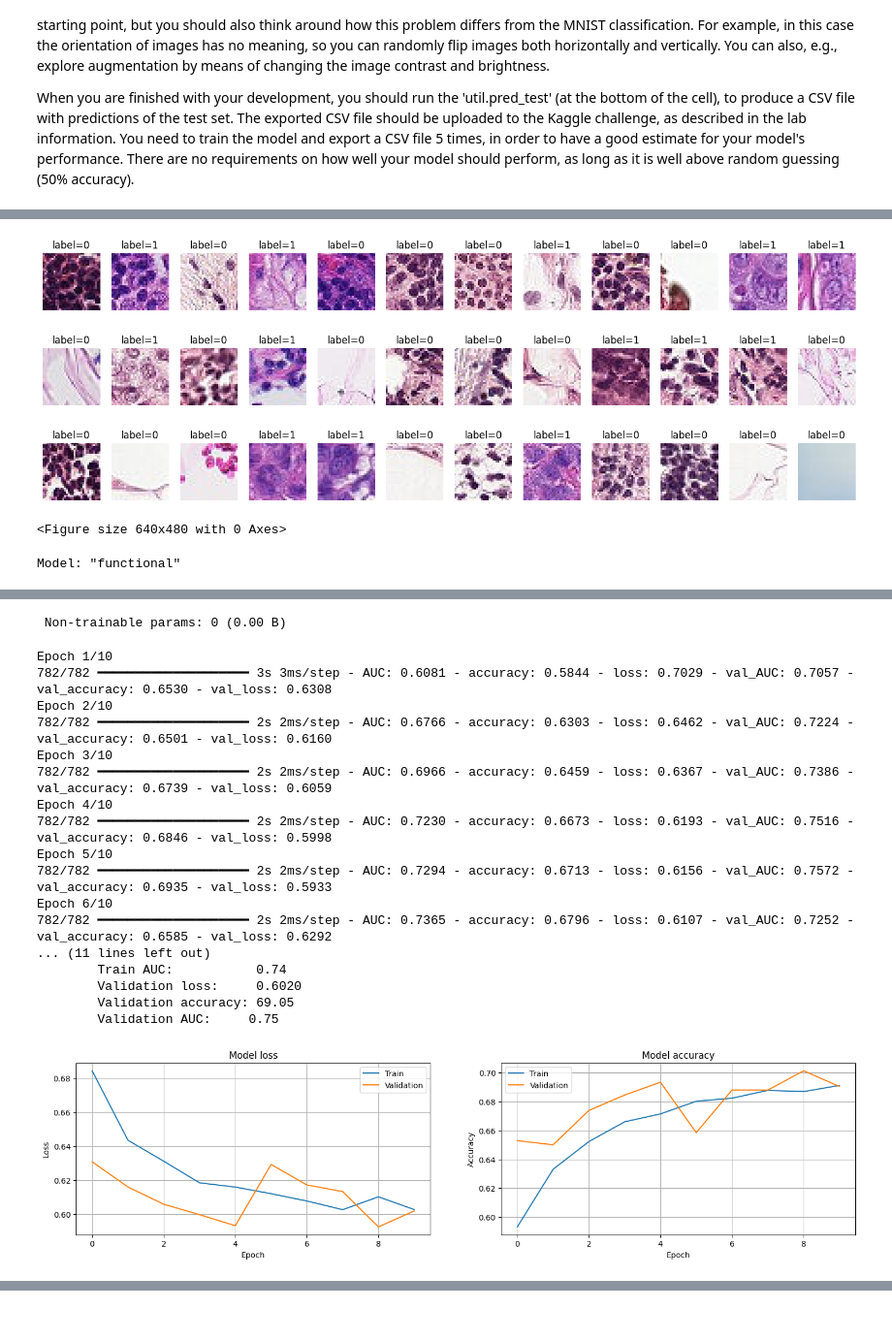
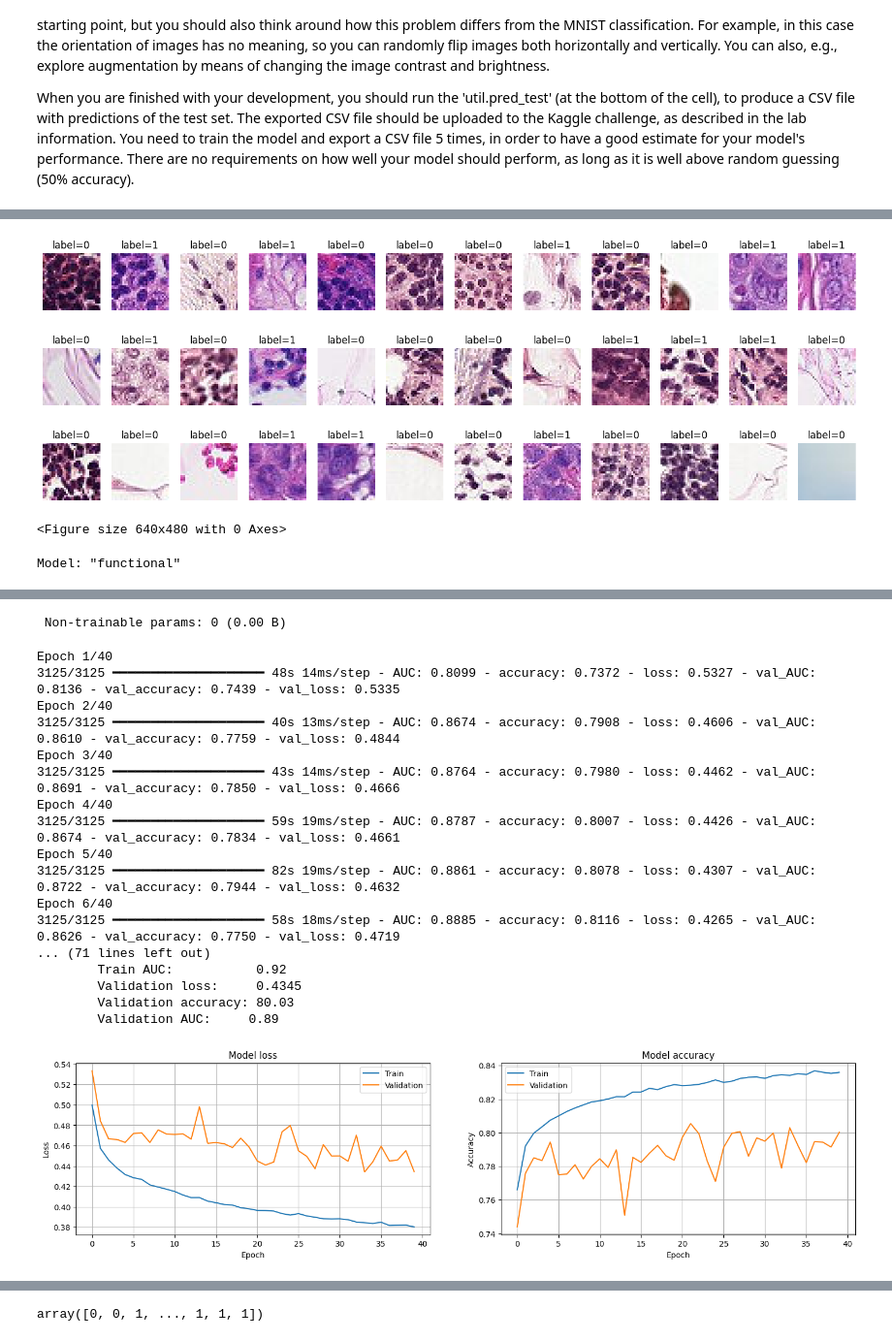
Before and after one commit to RavidElisabeth/TNM112, a Jupyter notebook: Lab02/lab02.ipynb, the cells around one changed output, grey strips where cells are left out. Shown at 97% size. Saved outputs shown, nothing was run; the diff lists cells and outputs as text; code cells hidden in the pictures.

```diff
--- a/Lab02/lab02.ipynb
+++ b/Lab02/lab02.ipynb
@@ -402,11 +403,13 @@ When you are finished with your development, you should run the 'util.pred_test'
 # %%
 from tensorflow import keras
 from tensorflow.keras import layers
+from tensorflow.keras.preprocessing.image import ImageDataGenerator
+from tensorflow.keras import regularizers
 import util
 import data_generator
 
-epochs = 10
-batch_size = 128
+epochs = 40
+batch_size = 32
 
 # Load the PatchCamyleon dataset
 # In this dataset, we don't have labels for the test set.
@@ -417,11 +420,20 @@ data = data_generator.DataGenerator()
 data.generate(dataset='patchcam')
 data.plot()
 
+# Fit the data generator to your training data
+datagen.fit(data.x_train)
+
 keras.backend.clear_session()
 
 # TODO: Build your network here
 x = layers.Input(shape=data.x_train.shape[1:])
-flat1  = layers.Flatten()(x)
+
+conv1  = conv_block(x, N=2, channels=8, kernel_size=(3,3), activation='relu', padding='same', weight_decay=0.00005, dropout_rate=0.1)
+conv2  = conv_block(conv1, N=2, channels=16, kernel_size=(3,3), activation='relu', padding='same', weight_decay=0.00005, dropout_rate=0.2)
+conv3  = conv_block(conv2, N=2, channels=32, kernel_size=(3,3), activation='relu', padding='same', weight_decay=0.00005, dropout_rate=0.25)
+
+flat1  = layers.Flatten()(conv3)
+
 y = layers.Dense(data.K, activation='softmax')(flat1)
 
 model = keras.models.Model(inputs=x, outputs=y)
@@ -429,6 +441,29 @@ model.summary()
 
 opt = keras.optimizers.Adam()
 model.compile(loss='categorical_crossentropy', optimizer=opt, metrics=['accuracy','AUC'])
+
+
+# Define the augmentation parameters
+datagen = ImageDataGenerator(
+    brightness_range=[0.8, 1.2],  # Randomly adjust brightness
+    rotation_range=20,  # Rotate images by up to 20 degrees
+    width_shift_range=0.2,  # Shift width by 20% of the image width
+    height_shift_range=0.2,  # Shift height by 20% of the image height
+    shear_range=0.2,  # Shear transformation
+    zoom_range=0.2,  # Random zoom
+    horizontal_flip=True,  # Random horizontal flip
+    fill_mode='nearest'  # Fill missing pixels with the nearest value
+)
+
+# Define Early Stopping
+early_stopping = EarlyStopping(monitor='val_loss',  # Monitor the validation loss (or 'val_accuracy' if you want to monitor accuracy)
+                                  patience=10,         # Number of epochs with no improvement after which training will be stopped
+                                  restore_best_weights=True)  # Whether to restore model weights from the best epoch or the final weights
+
+# Use the augmented generator for training
+augmented_training_data = datagen.flow(data.x_train, data.y_train_oh, batch_size=batch_size)
+
+
 log = model.fit(data.x_train, data.y_train_oh, batch_size=batch_size, epochs=epochs,
                 validation_data=(data.x_valid, data.y_valid_oh), validation_freq=1,
                 verbose=True)
@@ -439,7 +474,7 @@ util.plot_training(log)
 # TODO: When you have finished your model development, you should
 # run inference on the test set and export a CSV file that can be
 # uploaded to Kaggle
-#util.pred_test(model, data, name='your_submission.csv')
+util.pred_test(model, data, name='marsj402_davru753_submission_5.csv')
 # %% [output]
 Data specification:
         Dataset type:           patchcam
@@ -465,19 +508,19 @@ Model: "functional"
  Non-trainable params: 0 (0.00 B)
-Epoch 1/10
-782/782 ━━━━━━━━━━━━━━━━━━━━ 3s 3ms/step - AUC: 0.6081 - accuracy: 0.5844 - loss: 0.7029 - val_AUC: 0.7057 - val_accuracy: 0.6530 - val_loss: 0.6308
-Epoch 2/10
-782/782 ━━━━━━━━━━━━━━━━━━━━ 2s 2ms/step - AUC: 0.6766 - accuracy: 0.6303 - loss: 0.6462 - val_AUC: 0.7224 - val_accuracy: 0.6501 - val_loss: 0.6160
-Epoch 3/10
-782/782 ━━━━━━━━━━━━━━━━━━━━ 2s 2ms/step - AUC: 0.6966 - accuracy: 0.6459 - loss: 0.6367 - val_AUC: 0.7386 - val_accuracy: 0.6739 - val_loss: 0.6059
-Epoch 4/10
-782/782 ━━━━━━━━━━━━━━━━━━━━ 2s 2ms/step - AUC: 0.7230 - accuracy: 0.6673 - loss: 0.6193 - val_AUC: 0.7516 - val_accuracy: 0.6846 - val_loss: 0.5998
-Epoch 5/10
-782/782 ━━━━━━━━━━━━━━━━━━━━ 2s 2ms/step - AUC: 0.7294 - accuracy: 0.6713 - loss: 0.6156 - val_AUC: 0.7572 - val_accuracy: 0.6935 - val_loss: 0.5933
-Epoch 6/10
-782/782 ━━━━━━━━━━━━━━━━━━━━ 2s 2ms/step - AUC: 0.7365 - accuracy: 0.6796 - loss: 0.6107 - val_AUC: 0.7252 - val_accuracy: 0.6585 - val_loss: 0.6292
-... (11 lines left out)
-        Train AUC:           0.74
-        Validation loss:     0.6020
-        Validation accuracy: 69.05
-        Validation AUC:     0.75
+Epoch 1/40
+3125/3125 ━━━━━━━━━━━━━━━━━━━━ 48s 14ms/step - AUC: 0.8099 - accuracy: 0.7372 - loss: 0.5327 - val_AUC: 0.8136 - val_accuracy: 0.7439 - val_loss: 0.5335
+Epoch 2/40
+3125/3125 ━━━━━━━━━━━━━━━━━━━━ 40s 13ms/step - AUC: 0.8674 - accuracy: 0.7908 - loss: 0.4606 - val_AUC: 0.8610 - val_accuracy: 0.7759 - val_loss: 0.4844
+Epoch 3/40
+3125/3125 ━━━━━━━━━━━━━━━━━━━━ 43s 14ms/step - AUC: 0.8764 - accuracy: 0.7980 - loss: 0.4462 - val_AUC: 0.8691 - val_accuracy: 0.7850 - val_loss: 0.4666
+Epoch 4/40
+3125/3125 ━━━━━━━━━━━━━━━━━━━━ 59s 19ms/step - AUC: 0.8787 - accuracy: 0.8007 - loss: 0.4426 - val_AUC: 0.8674 - val_accuracy: 0.7834 - val_loss: 0.4661
+Epoch 5/40
+3125/3125 ━━━━━━━━━━━━━━━━━━━━ 82s 19ms/step - AUC: 0.8861 - accuracy: 0.8078 - loss: 0.4307 - val_AUC: 0.8722 - val_accuracy: 0.7944 - val_loss: 0.4632
+Epoch 6/40
+3125/3125 ━━━━━━━━━━━━━━━━━━━━ 58s 18ms/step - AUC: 0.8885 - accuracy: 0.8116 - loss: 0.4265 - val_AUC: 0.8626 - val_accuracy: 0.7750 - val_loss: 0.4719
+... (71 lines left out)
+        Train AUC:           0.92
+        Validation loss:     0.4345
+        Validation accuracy: 80.03
+        Validation AUC:     0.89
-[figure, old version]
+[figure, new version]
@@ -483,0 +529 @@ Epoch 6/10
+array([0, 0, 1, ..., 1, 1, 1])
```
Also changed, not shown: parts of 6 cells of this notebook, 5 other files.
